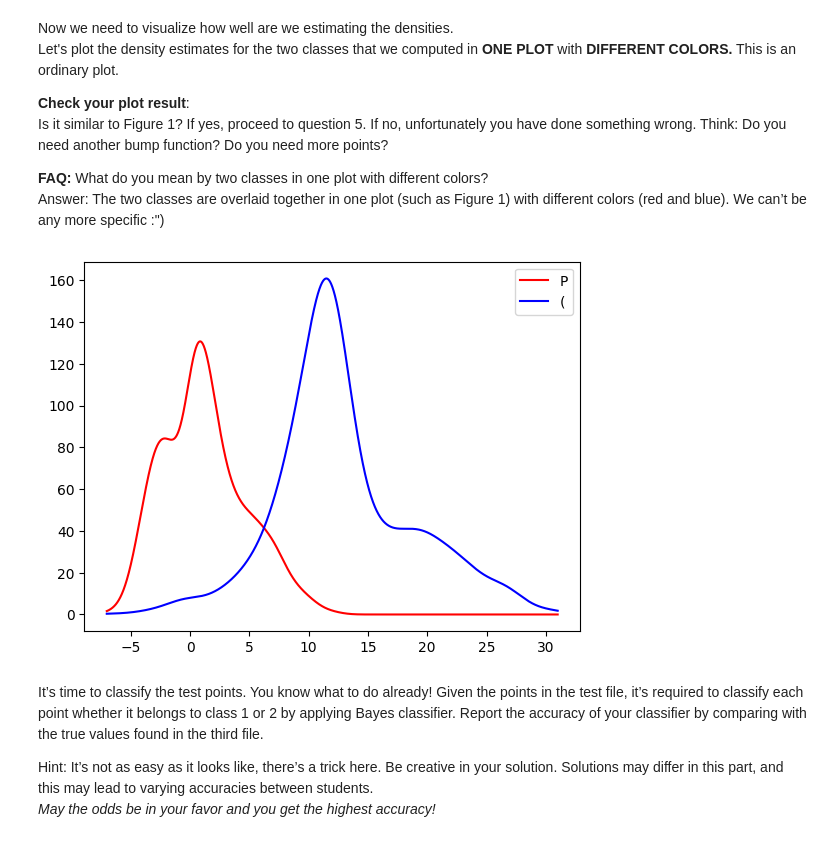
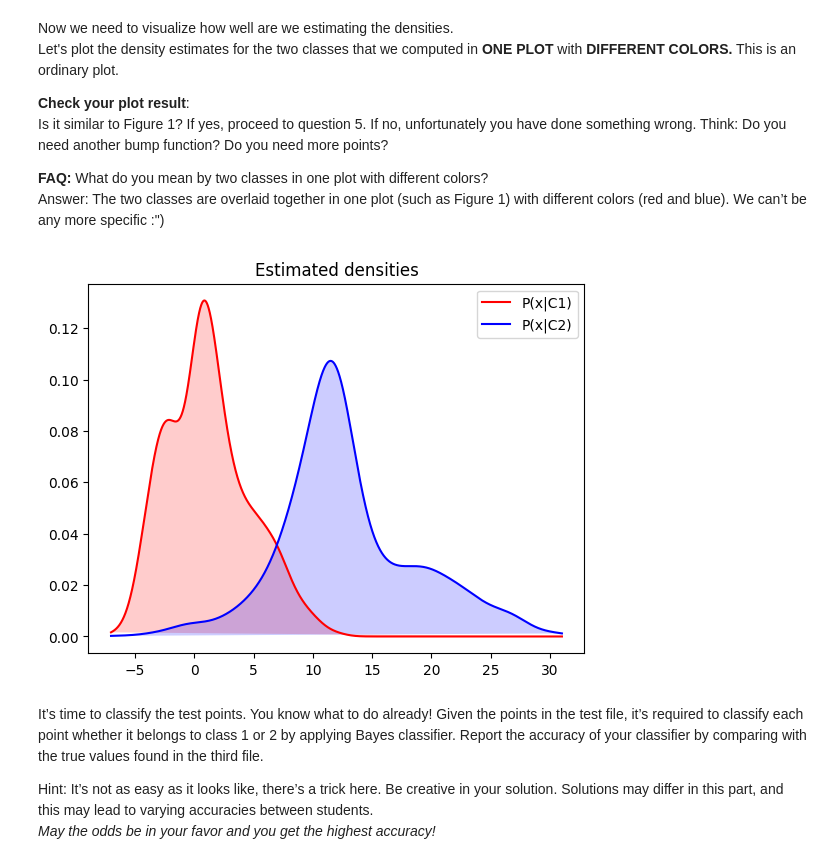
Before and after one commit to AdhamAliAbdelAal/NN-Labs, a Jupyter notebook: Lab 4 - Density Estimation/Density Estimation.ipynb, the cells around one changed output. Cells and saved outputs as stored; diff of their text form; code cells hidden in the pictures.

Commit message:
fix: plots of p(x|ci)

```diff
--- a/Lab 4 - Density Estimation/Density Estimation.ipynb
+++ b/Lab 4 - Density Estimation/Density Estimation.ipynb
@@ -233,3 +233,8 @@ for i in range(len(class1)):
     pxgivenC1 += bump_function(x,class1[i],h1)
 for i in range(len(class2)):
     pxgivenC2 += bump_function(x,class2[i],h2)
+pxgivenC1 = pxgivenC1/len(class1)
+pxgivenC2 = pxgivenC2/len(class2)
+if(DEBUG):
+    print(np.max(pxgivenC1))
+    print(np.max(pxgivenC2))
@@ -248,12 +256,15 @@ different colors (red and blue). We can’t be any more specific :")
 # %%
 # plot the estimated densities
 # TODO 8: Plot the two densities P(x|C1) and P(x|C2) on the same plot. use plt.plot(..)
 plt.plot(x,pxgivenC1,label='P(x|C1)',color='red')
 plt.plot(x,pxgivenC2,label='P(x|C2)',color='blue')
-plt.legend("P(X|Ci)")
+plt.legend()
+plt.fill(x,pxgivenC1,facecolor='red',alpha=0.2)
+plt.fill(x,pxgivenC2,facecolor='blue',alpha=0.2)
+plt.title('Estimated densities')
 plt.show()
 # %% [output]
-[figure, old version]
+[figure, new version]
 # %% [markdown]
 It’s time to classify the test points. You know what to do already! Given the points in
 the test file, it’s required to classify each point whether it belongs to class 1 or 2 by
```
Also changed, not shown: parts of 1 cell of this notebook.
